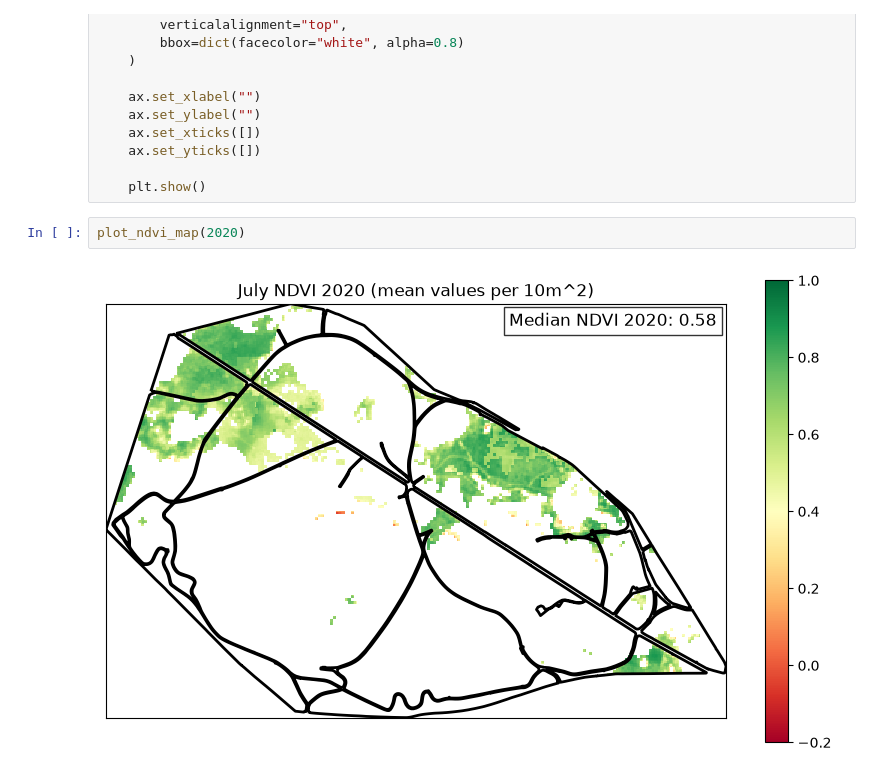
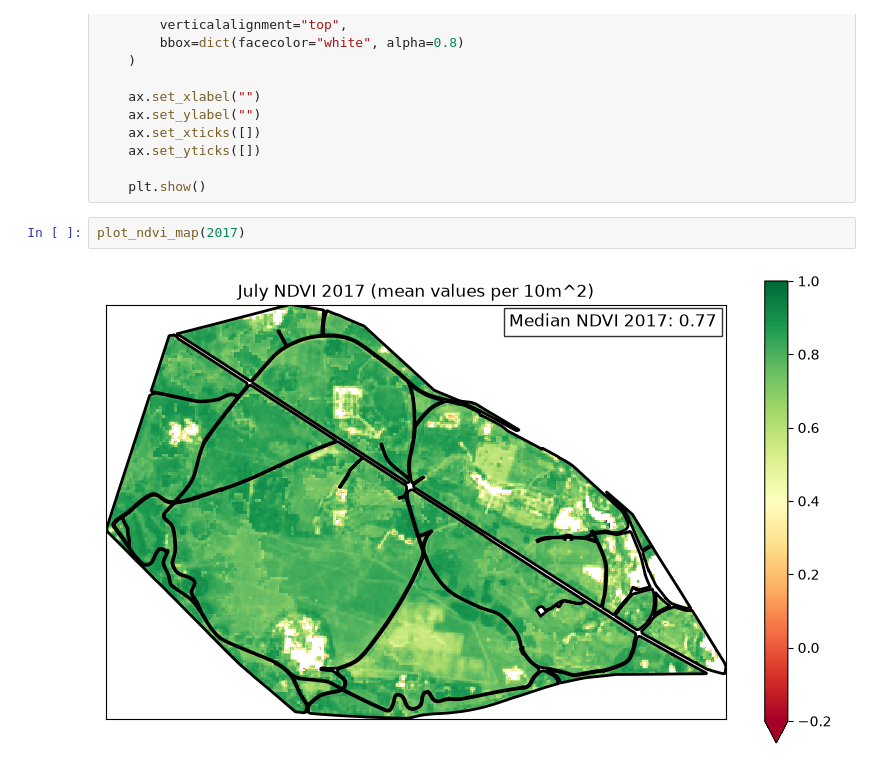
Before and after one commit to delmurphy/Phoenix-Park-NDVI, a Jupyter notebook: notebooks/2.function_creation.ipynb, the cells around one changed output. Cells and saved outputs as stored; diff of their text form.

```diff
--- a/notebooks/2.function_creation.ipynb
+++ b/notebooks/2.function_creation.ipynb
@@ -1128,6 +1128,6 @@ def plot_ndvi_map(year):
 
     plt.show()
 # %%
-plot_ndvi_map(2020)
+plot_ndvi_map(2017)
 # %% [output]
-[figure, old version]
+[figure, new version]
```
